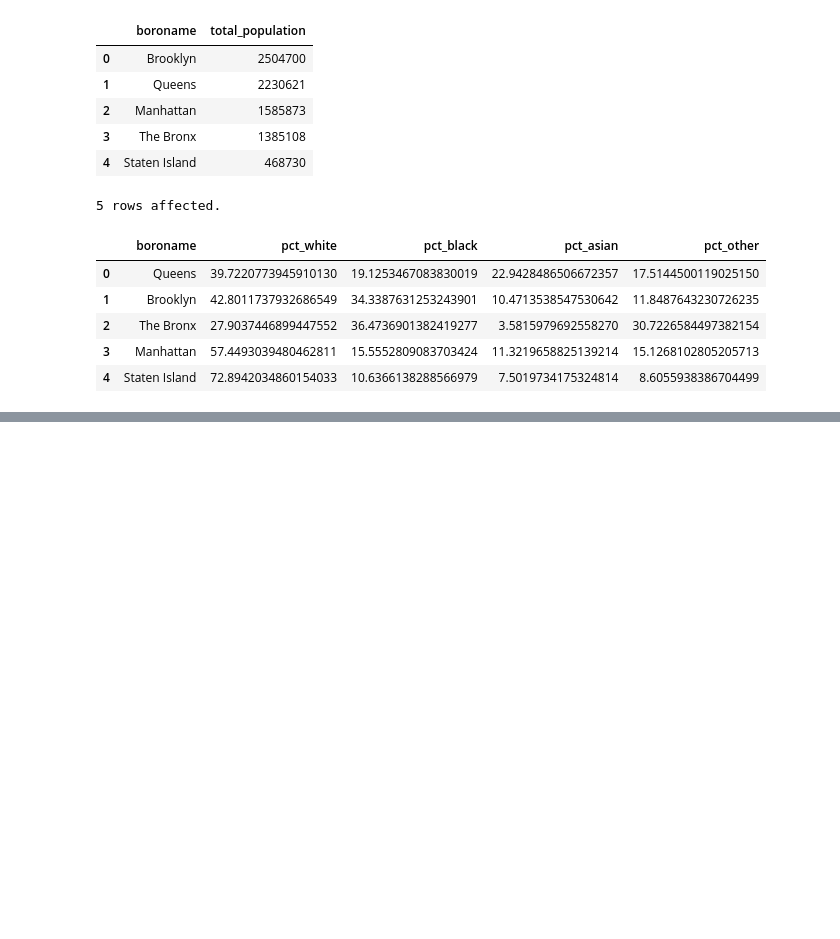
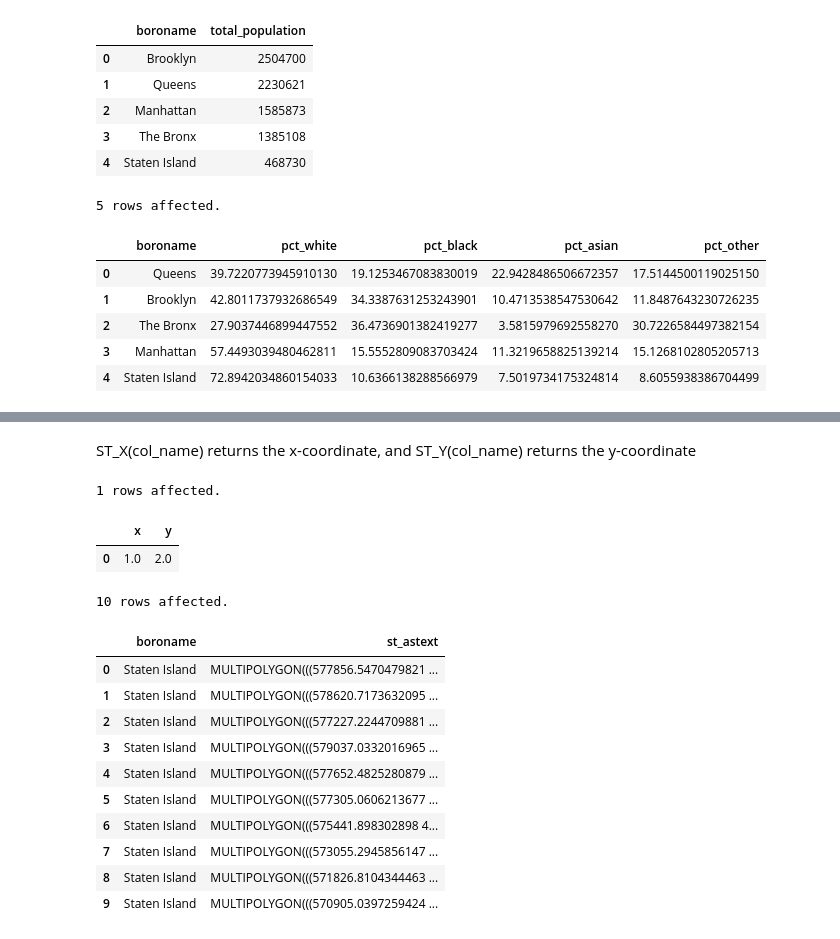
Before and after one commit to Vikash-exe/SQL, a Jupyter notebook: PostgreSQL.ipynb, the cells around one changed output, grey strips where cells are left out. Cells and saved outputs as stored; diff of their text form; code cells hidden in the pictures; blank space fills up the shorter version.

```diff
--- a/PostgreSQL.ipynb
+++ b/PostgreSQL.ipynb
@@ -148,0 +217,27 @@ GROUP BY boroname;
+# %% [markdown]
+ST_X(col_name) returns the x-coordinate, and ST_Y(col_name) returns the y-coordinate
+# %%
+%%sql
+SELECT ST_X(geom) x, ST_Y(geom) y
+FROM geometrics
+WHERE name = 'point';
+# %% [output]
+1 rows affected.
+|  | x | y |
+| 0 | 1.0 | 2.0 |
+# %%
+%%sql
+SELECT boroname, ST_AsText(geom) FROM nyc_census_blocks LIMIT 10;
+# %% [output]
+10 rows affected.
+|  | boroname | st_astext |
+| 0 | Staten Island | MULTIPOLYGON(((577856.5470479821 ... |
+| 1 | Staten Island | MULTIPOLYGON(((578620.7173632095 ... |
+| 2 | Staten Island | MULTIPOLYGON(((577227.2244709881 ... |
+| 3 | Staten Island | MULTIPOLYGON(((579037.0332016965 ... |
+| 4 | Staten Island | MULTIPOLYGON(((577652.4825280879 ... |
+| 5 | Staten Island | MULTIPOLYGON(((577305.0606213677 ... |
+| 6 | Staten Island | MULTIPOLYGON(((575441.898302898 4... |
+| 7 | Staten Island | MULTIPOLYGON(((573055.2945856147 ... |
+| 8 | Staten Island | MULTIPOLYGON(((571826.8104344463 ... |
+| 9 | Staten Island | MULTIPOLYGON(((570905.0397259424 ... |
```
Also changed, not shown: parts of 7 cells of this notebook.
